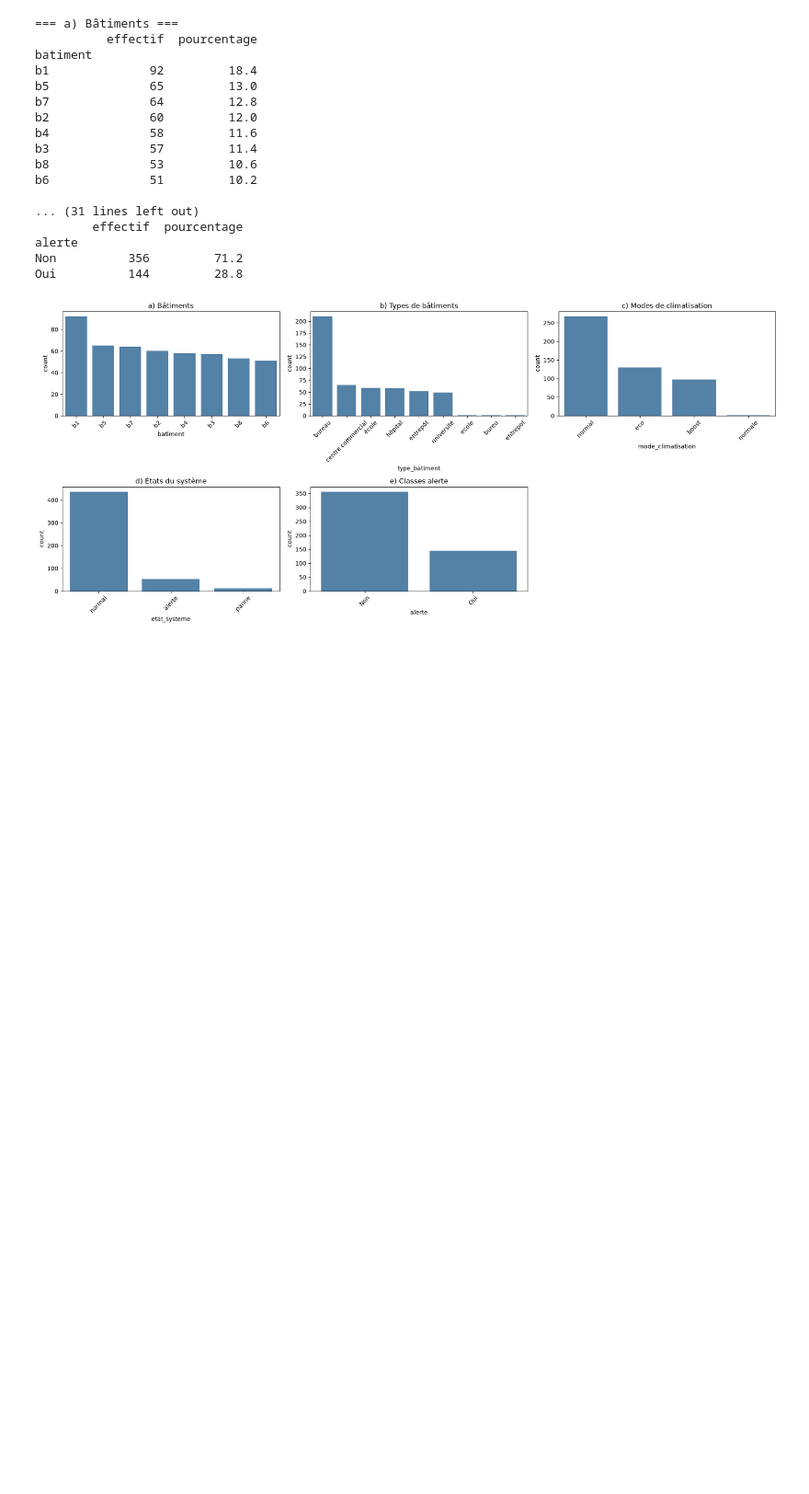
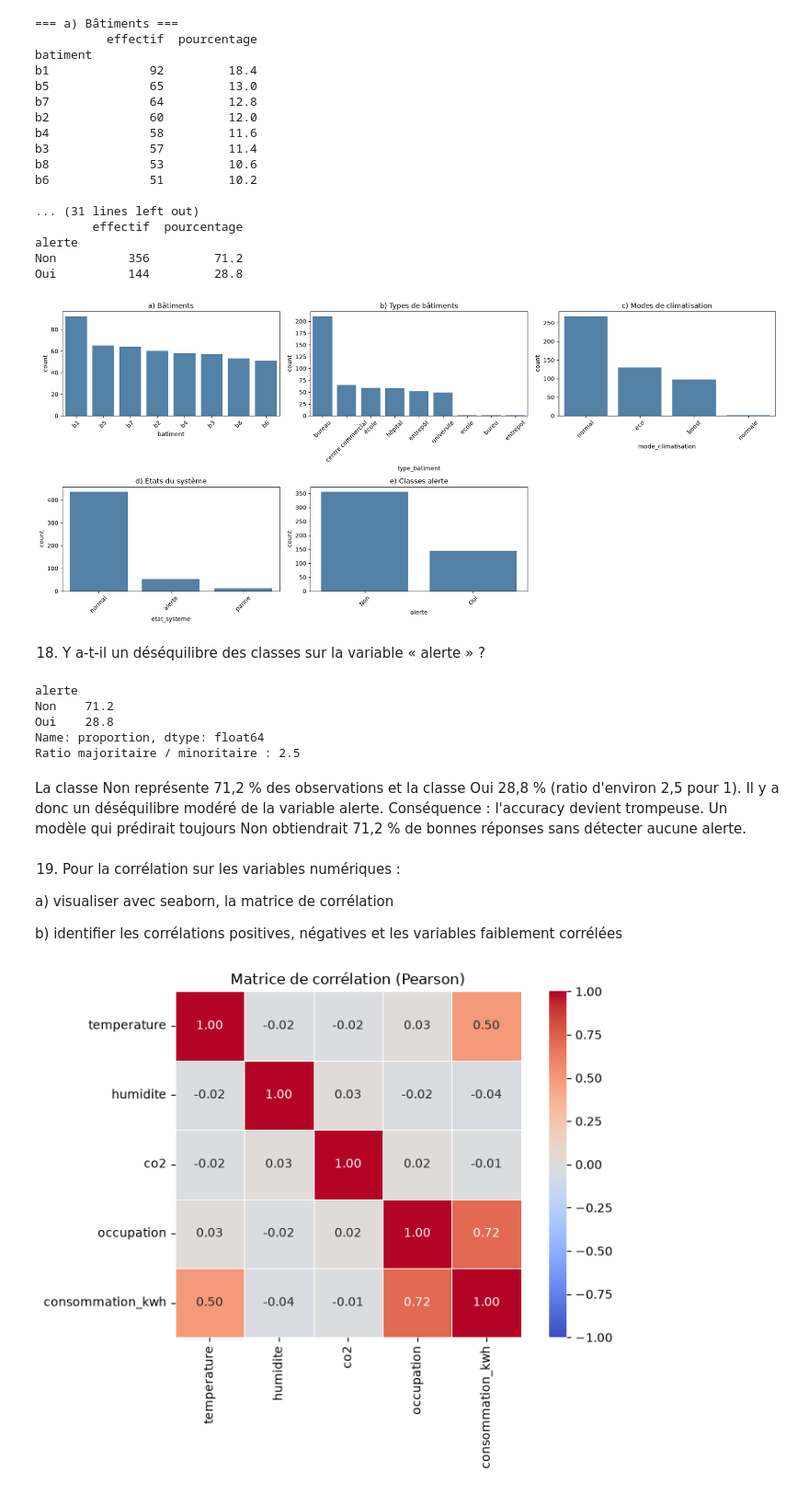
Before and after one commit to rokhayacoumbadiouf-bit/Atelier_Preparation_Donnees_Tabulaires, a Jupyter notebook: atelier_prepa_donnees_tab/notebooks/atelier_prepa_donnees_tab.ipynb, the cells around one changed output. Shown at 92% size. Saved outputs shown, nothing was run; the diff lists cells and outputs as text; code cells hidden in the pictures; blank space fills up the shorter version.

```diff
--- a/atelier_prepa_donnees_tab/notebooks/atelier_prepa_donnees_tab.ipynb
+++ b/atelier_prepa_donnees_tab/notebooks/atelier_prepa_donnees_tab.ipynb
@@ -522,3 +522,35 @@ alerte
 Non          356         71.2
 Oui          144         28.8
 [figure]
+# %% [markdown]
+18) Y a-t-il un déséquilibre des classes sur la variable « alerte » ?
+# %%
+freq = df['alerte'].value_counts(normalize=True)
+print((freq * 100).round(2))
+print(f"Ratio majoritaire / minoritaire : {freq.max() / freq.min():.1f}")
+# %% [output]
+alerte
+Non    71.2
+Oui    28.8
+Name: proportion, dtype: float64
+Ratio majoritaire / minoritaire : 2.5
+# %% [markdown]
+La classe Non représente 71,2 % des observations et la classe Oui 28,8 % (ratio d'environ 2,5 pour 1). Il y a donc un déséquilibre modéré de la variable alerte. Conséquence : l'accuracy devient trompeuse. Un modèle qui prédirait toujours Non obtiendrait 71,2 % de bonnes réponses sans détecter aucune alerte.
+# %% [markdown]
+19) Pour la corrélation sur les variables numériques :
+
+a) visualiser avec seaborn, la matrice de corrélation
+
+b) identifier les corrélations positives, négatives et les variables faiblement corrélées
+# %%
+col_num = ['temperature', 'humidite', 'co2', 'occupation', 'consommation_kwh']
+corr = df[col_num].corr()
+
+# a) Matrice de corrélation avec seaborn
+plt.figure(figsize=(8, 6))
+sns.heatmap(corr, annot=True, fmt='.2f', cmap='coolwarm', vmin=-1, vmax=1, square=True, linewidths=0.5)
+plt.title('Matrice de corrélation (Pearson)')
+plt.tight_layout()
+plt.show()
+# %% [output]
+[figure, added]
```
Also changed, not shown: parts of 1 cell of this notebook.
